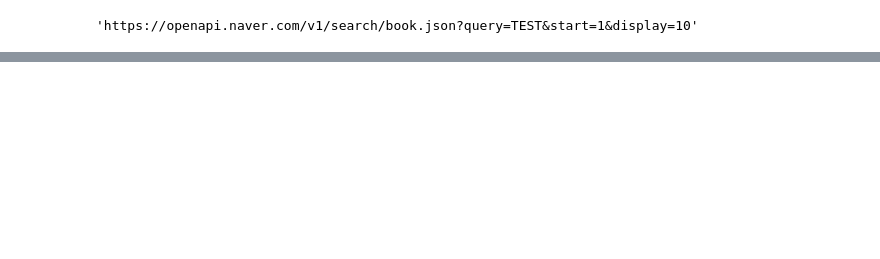
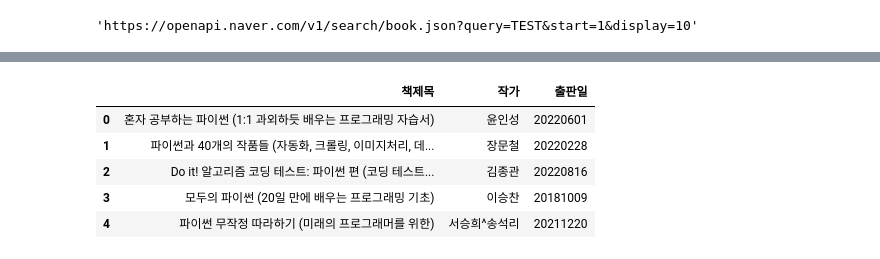
Before and after one commit to kiyongee2/data_mining, a Jupyter notebook: study_data/naver_api.ipynb, the cells around one changed output, grey strips where cells are left out. Saved outputs shown, nothing was run; the diff lists cells and outputs as text; code cells hidden in the pictures; blank space fills up the shorter version.

```diff
--- a/study_data/naver_api.ipynb
+++ b/study_data/naver_api.ipynb
@@ -92,0 +163,17 @@ SKT, T deal에서 &apos;설맞이 특가대전&apos;
+# %%
+result_search = []
+
+for n in range(1, 300, 100):
+    url = create_url("book", "파이썬", n, 100)
+    result_search.append(get_dataframe(url))
+
+result_search = pd.concat(result_search)
+# %%
+result_search.head()
+# %% [output]
+|  | 책제목 | 작가 | 출판일 |
+| 0 | 혼자 공부하는 파이썬 (1:1 과외하듯 배우는 프로그래밍 자습서) | 윤인성 | 20220601 |
+| 1 | 파이썬과 40개의 작품들 (자동화, 크롤링, 이미지처리, 데... | 장문철 | 20220228 |
+| 2 | Do it! 알고리즘 코딩 테스트: 파이썬 편 (코딩 테스트... | 김종관 | 20220816 |
+| 3 | 모두의 파이썬 (20일 만에 배우는 프로그래밍 기초) | 이승찬 | 20181009 |
+| 4 | 파이썬 무작정 따라하기 (미래의 프로그래머를 위한) | 서승희^송석리 | 20211220 |
```
Also changed, not shown: parts of 19 cells of this notebook, 5 other files.
